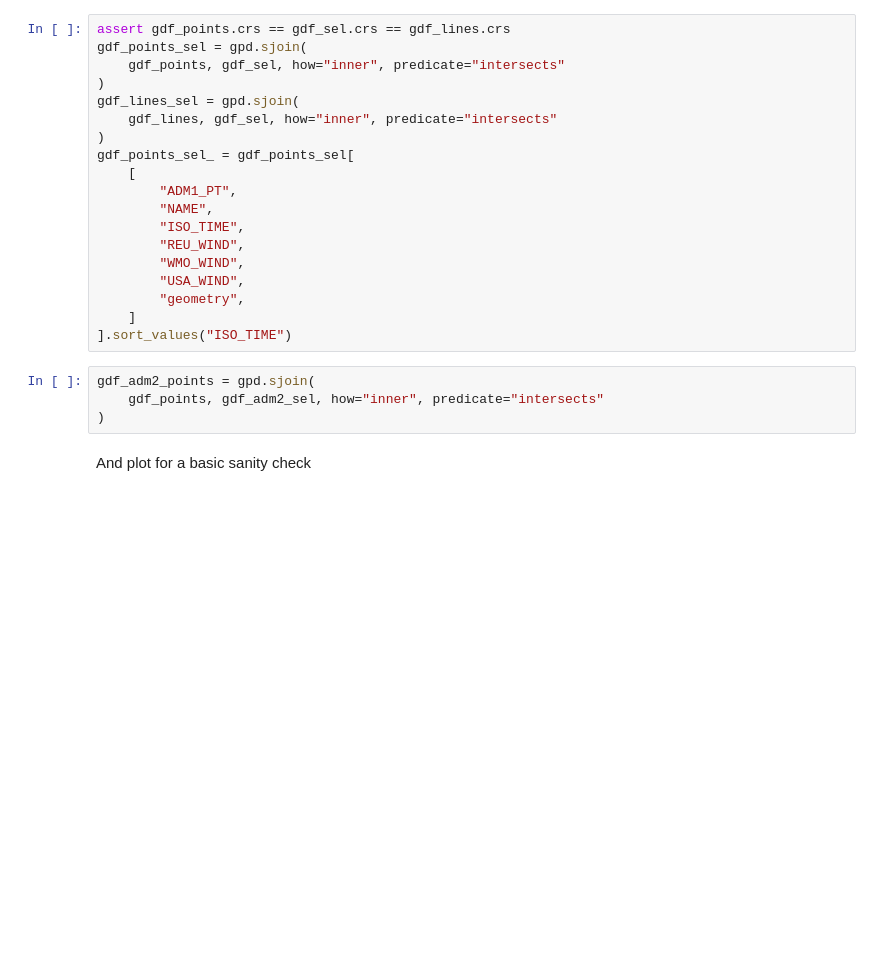
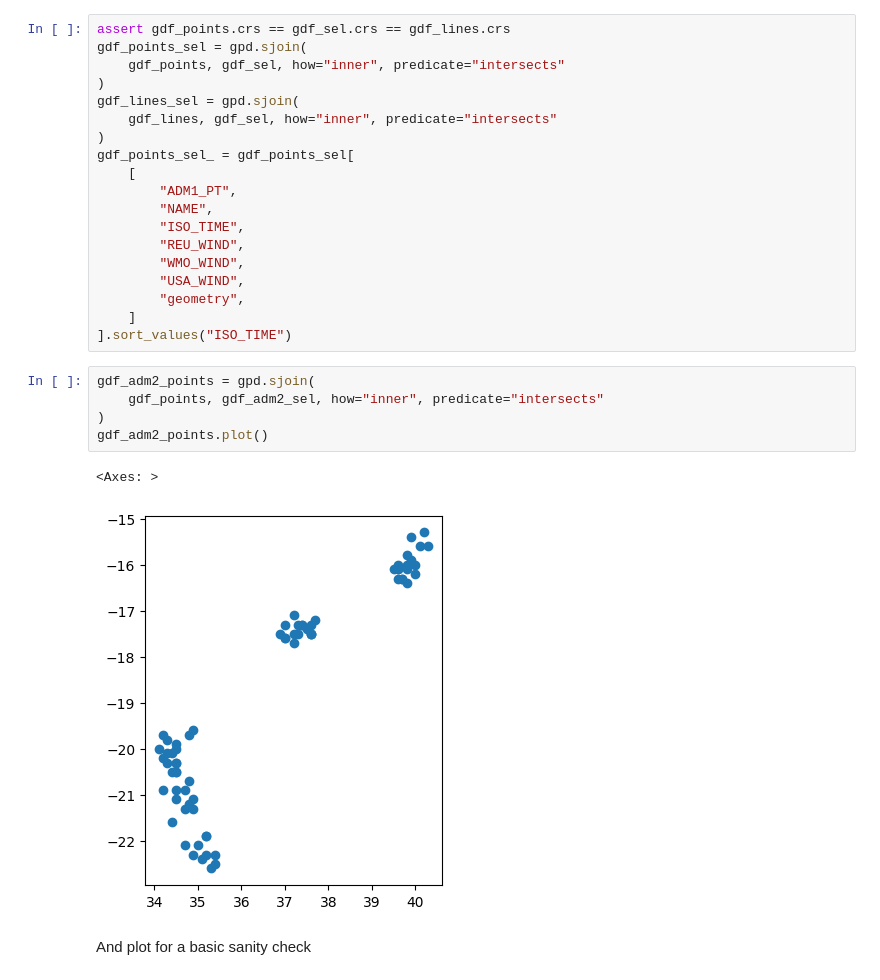
Before and after one commit to OCHA-DAP/ds-aa-moz-cyclones, a Jupyter notebook: analysis/01.0_return_period.ipynb, the cells around one changed output. Cells and saved outputs as stored; diff of their text form; blank space fills up the shorter version.

```diff
--- a/analysis/01.0_return_period.ipynb
+++ b/analysis/01.0_return_period.ipynb
@@ -89,7 +89,11 @@ gdf_points_sel_ = gdf_points_sel[
 # %%
 gdf_adm2_points = gpd.sjoin(
     gdf_points, gdf_adm2_sel, how="inner", predicate="intersects"
 )
+gdf_adm2_points.plot()
+# %% [output]
+<Axes: >
+[figure, added]
 # %% [markdown]
 And plot for a basic sanity check
 # %%
```
Also changed, not shown: parts of 5 cells of this notebook.
